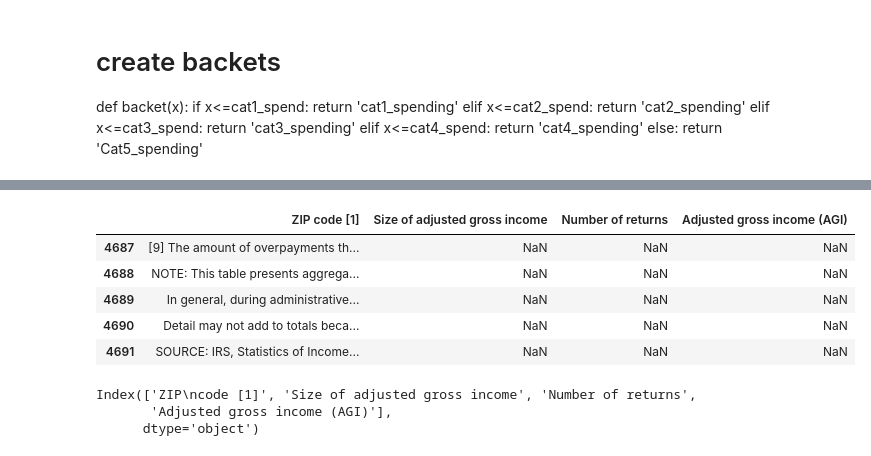
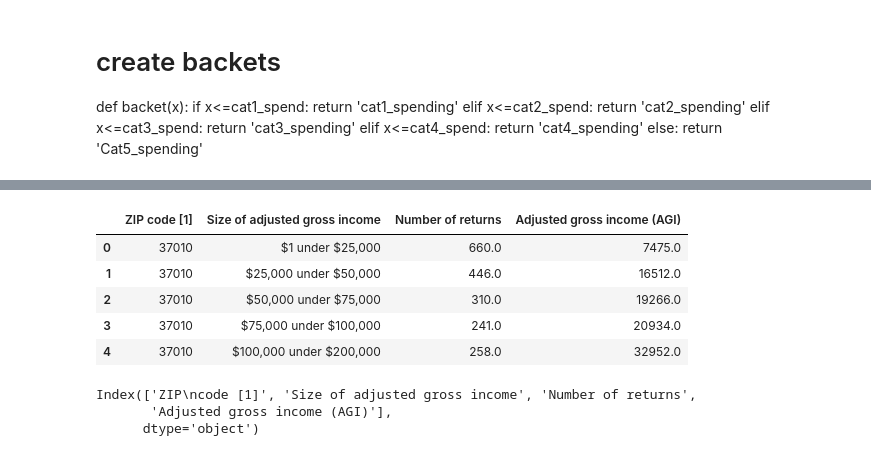
Before and after one commit to asidamo/affordable-housing, a Jupyter notebook: data_question_4.ipynb, the cells around one changed output, grey strips where cells are left out. Saved outputs shown, nothing was run; the diff lists cells and outputs as text; code cells hidden in the pictures.

```diff
--- a/data_question_4.ipynb
+++ b/data_question_4.ipynb
@@ -667,15 +674,15 @@ supply2013_backet3.head()
 # %%
 # import income by zip codes data for Tennessee
 # NaN for all columns are becuase of blanck rows in the dataset.
 income_by_zip_2009=pd.read_excel('09zp43tn.xls',skiprows=3)
-income_by_zip_2009.tail()
+income_by_zip_2009.head()
 # %% [output]
 |  | ZIP code [1] | Size of adjusted gross income | Number of returns | Adjusted gross income (AGI) |
-| 4687 | [9] The amount of overpayments th... | NaN | NaN | NaN |
-| 4688 | NOTE: This table presents aggrega... | NaN | NaN | NaN |
-| 4689 | In general, during administrative... | NaN | NaN | NaN |
-| 4690 | Detail may not add to totals beca... | NaN | NaN | NaN |
-| 4691 | SOURCE: IRS, Statistics of Income... | NaN | NaN | NaN |
+| 0 | 37010 | $1 under $25,000 | 660.0 | 7475.0 |
+| 1 | 37010 | $25,000 under $50,000 | 446.0 | 16512.0 |
+| 2 | 37010 | $50,000 under $75,000 | 310.0 | 19266.0 |
+| 3 | 37010 | $75,000 under $100,000 | 241.0 | 20934.0 |
+| 4 | 37010 | $100,000 under $200,000 | 258.0 | 32952.0 |
 # %%
 income_by_zip_2009.columns
 # %% [output]
```
Also changed, not shown: parts of 80 cells of this notebook.
